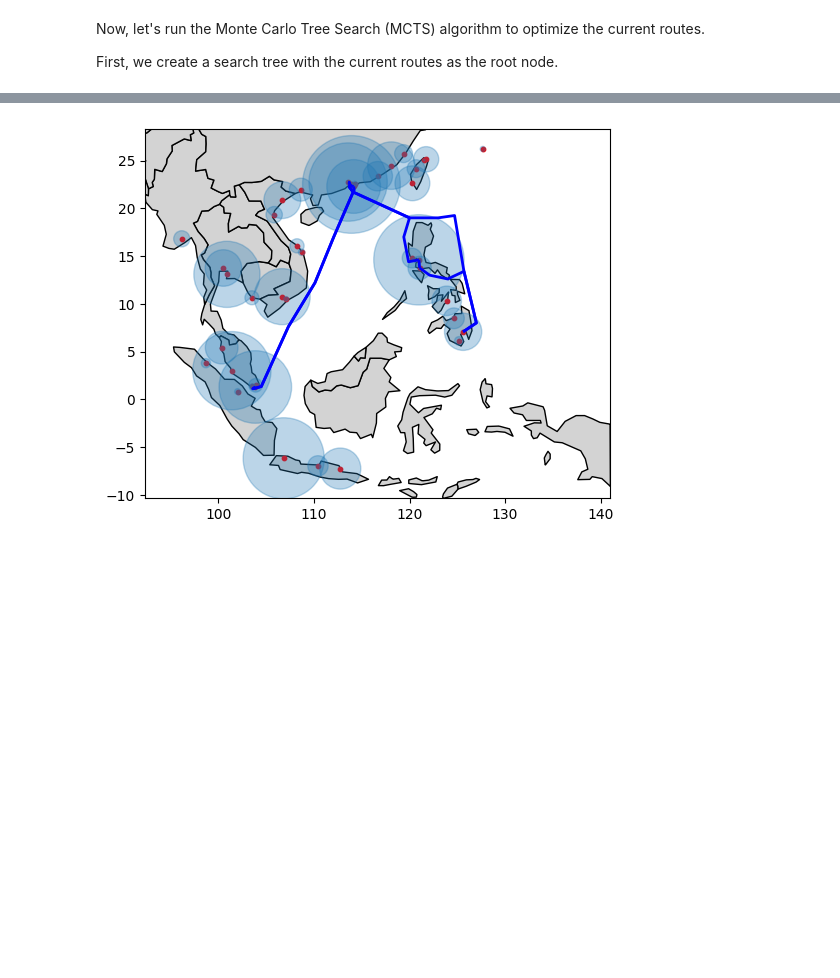
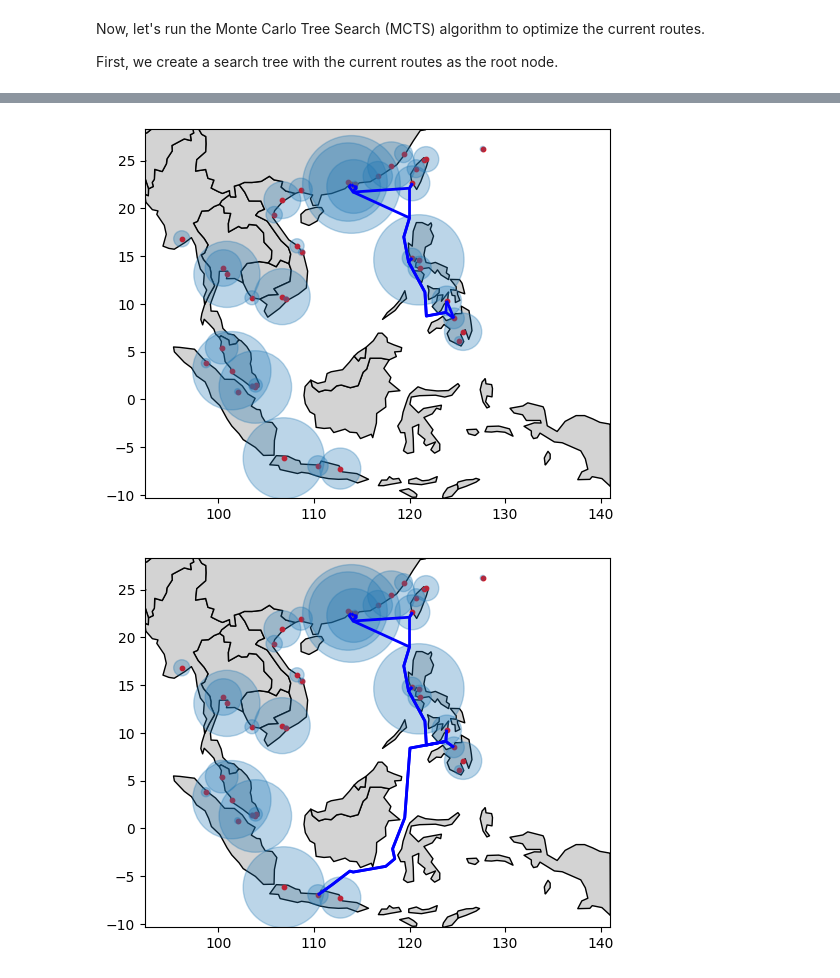
Before and after one commit to anjaliancy/nus-cma-proj-priv, a Jupyter notebook: src/example_southeasternAsia.ipynb, the cells around one changed output, grey strips where cells are left out. Saved outputs shown, nothing was run; the diff lists cells and outputs as text; code cells hidden in the pictures; blank space fills up the shorter version.

```diff
--- a/src/example_southeasternAsia.ipynb
+++ b/src/example_southeasternAsia.ipynb
@@ -187,4 +206,5 @@ It is a tune parameter, setted in the argument of function `solve_approximated_c
 # %%
-servicegraph.solve_approximated_cost(portgraph, vesselpool)
+week_predictor = cma.create_week_predictor()
+servicegraph.solve_approximated_cost(portgraph, vesselpool, week_predictor)
 servicegraph.total_cost()
 # %% [output]
@@ -199,9 +219,9 @@ First, we create a search tree with the current routes as the root node.
 tree = cma.MonteCarloTree(servicegraph=servicegraph,
 	portgraph=portgraph, vesselpool=vesselpool,
 	discount_fac=0.5,  # control the simulation deepth
-	c_param=1e2,       # balance exploration and exploitation
-	max_depth=1000,    # how many steps of adjustments are allowed
-	week_predict_model=cma.create_week_predictor())
+	c_param=0.5,       # balance exploration and exploitation
+	max_depth=20,      # how many steps of adjustments are allowed
+	week_predict_model=week_predictor)
 # %% [markdown]
 Here, we need to explain two key parameters:
 
@@ -222,17 +244,17 @@ Next, let's run the searching algorithm for 20 minutes:
 import time
 from IPython.display import clear_output
 
-run_time_seconds = 20 * 60
+run_time_seconds = 5 * 60
 start_time = time.time()
 
 while True:
 	if time.time() - start_time >= run_time_seconds:
 		print('Run time finished')
 		break
-	tree.run(10)
-	clear_output(wait=True)
+	tree.run(10, True)
+	clear_output(wait=False)
 
 	print(tree.recorder())
 	print('-----------------')
-	best_node = tree.display_best_node(portgraph)
+	tree.display_best_node(portgraph)
 # %% [output]
@@ -252,0 +292,2 @@ After applying this action, the Philippine islands are becoming more connected:
+# %%
+best_node_trace = tree.best_node_trace()
@@ -262,9 +314,16 @@ servicegraph.plot( \
 # %%
-# updated line
-best_node.graph.plot(
+# CP3CNC: original line
+servicegraph.plot( \
 	lines_info=[
-		('CP2CNC', 'blue'),
+		('CP3CNC', 'blue'),
 	], selected_countries=southeastern_asia, portgraph=portgraph,
 )
+# CP3CNC: updated line
+best_node_trace[-1].graph.plot( \
+	lines_info=[
+		('CP3CNC', 'blue'),
+	], selected_countries=southeastern_asia, portgraph=portgraph,
+)
 # %% [output]
-[figure, old version]
+[figure, new version]
+[figure, added]
```
Also changed, not shown: parts of 22 cells of this notebook, 5 other files.
